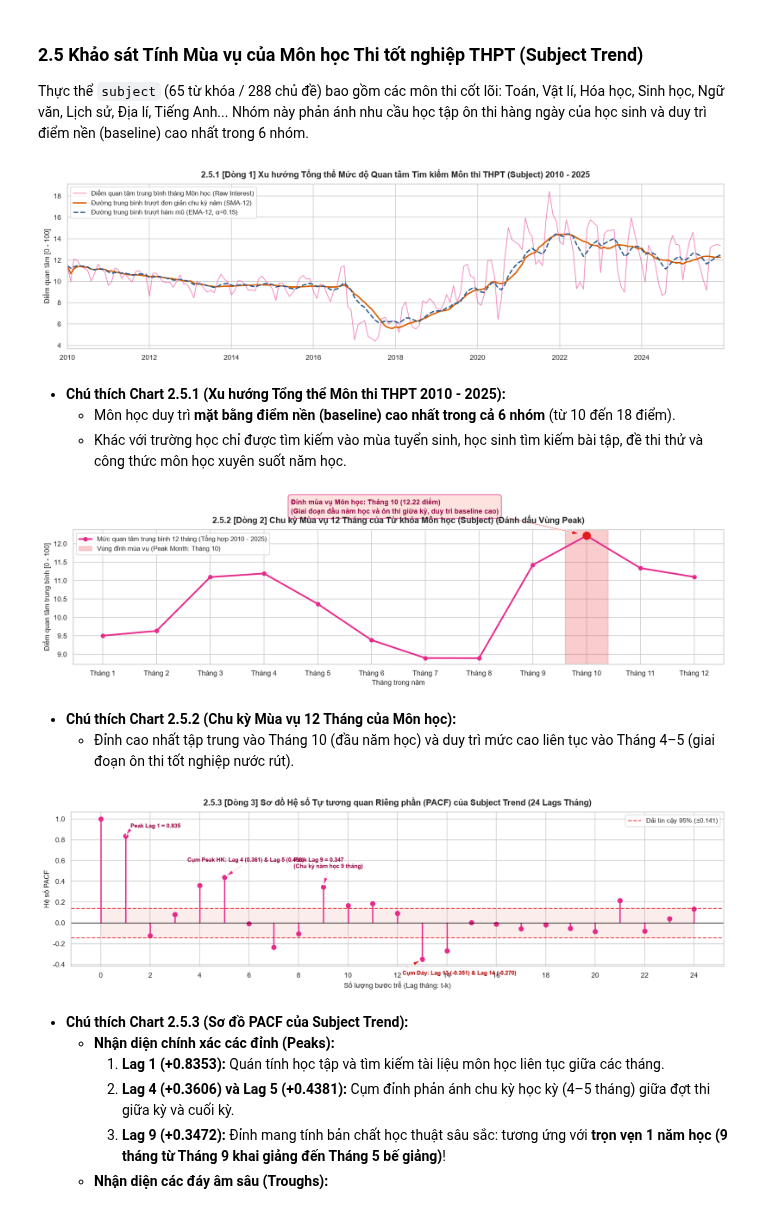
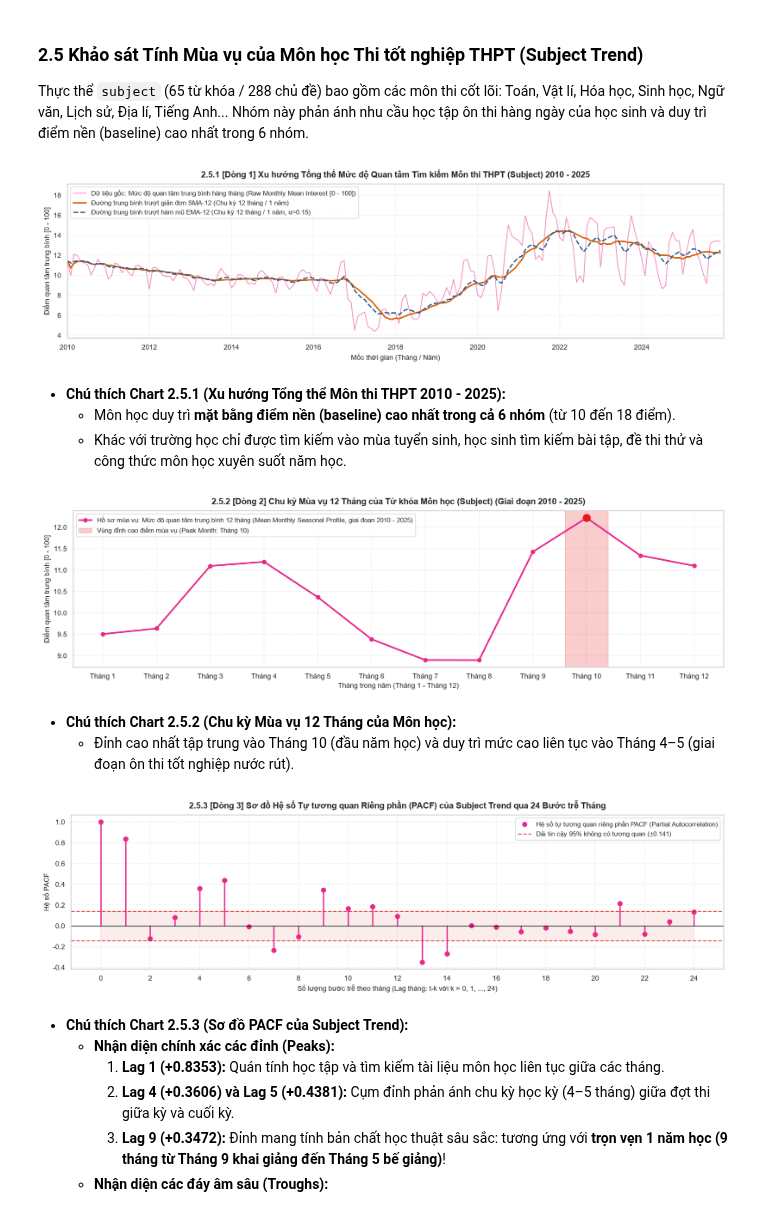
Before and after one commit to MinhQuan805/IS405.R11-Big-Data, a Jupyter notebook: scripts-processing/notebooks/feature-analysis-and-model-proposal.ipynb, the cells around one changed output. Cells and saved outputs as stored; diff of their text form; code cells hidden in the pictures.

```diff
--- a/scripts-processing/notebooks/feature-analysis-and-model-proposal.ipynb
+++ b/scripts-processing/notebooks/feature-analysis-and-model-proposal.ipynb
@@ -660,18 +625,23 @@ sub_sma12 = sub_ts.rolling(window=12, min_periods=1).mean()
 sub_ema12 = sub_ts.ewm(span=12, adjust=False).mean()
 
 fig, ax = plt.subplots(figsize=(15, 4.5))
-ax.plot(sub_ts.index, sub_ts.values, color='#e7298a', alpha=0.55, lw=1.2, label='Điểm quan tâm trung bình tháng Môn học (Raw Interest)')
-ax.plot(sub_ts.index, sub_sma12.values, color='#d95f02', lw=2.2, label='Đường trung bình trượt đơn giản chu kỳ năm (SMA-12)')
-ax.plot(sub_ts.index, sub_ema12.values, color='#2b5c8f', lw=2.0, linestyle='--', label='Đường trung bình trượt hàm mũ (EMA-12, α≈0.15)')
+ax.plot(sub_ts.index, sub_ts.values, color='#e7298a', alpha=0.55, lw=1.2,
+        label='Dữ liệu gốc: Mức độ quan tâm trung bình hàng tháng (Raw Monthly Mean Interest [0 - 100])')
+ax.plot(sub_ts.index, sub_sma12.values, color='#d95f02', lw=2.2,
+        label='Đường trung bình trượt giản đơn SMA-12 (Chu kỳ 12 tháng / 1 năm)')
+ax.plot(sub_ts.index, sub_ema12.values, color='#2b5c8f', lw=2.0, linestyle='--',
+        label='Đường trung bình trượt hàm mũ EMA-12 (Chu kỳ 12 tháng / 1 năm, α≈0.15)')
 
 ax.set_title('2.5.1 [Dòng 1] Xu hướng Tổng thể Mức độ Quan tâm Tìm kiếm Môn thi THPT (Subject) 2010 - 2025', fontsize=13, fontweight='bold', pad=10)
-ax.set_ylabel('Điểm quan tâm [0 - 100]', fontsize=11)
+ax.set_xlabel('Mốc thời gian (Tháng / Năm)', fontsize=11)
+ax.set_ylabel('Điểm quan tâm trung bình [0 - 100]', fontsize=11)
 ax.set_xlim(pd.to_datetime('2010-01-01'), pd.to_datetime('2025-12-31'))
+ax.grid(True, linestyle='--', alpha=0.35)
 ax.legend(loc='upper left', frameon=True, fontsize=10)
 plt.tight_layout()
 plt.show()
 # %% [output]
-[figure, old version]
+[figure, new version]
 # %% [markdown]
 * **Chú thích Chart 2.5.1 (Xu hướng Tổng thể Môn thi THPT 2010 - 2025):**
   - Môn học duy trì **mặt bằng điểm nền (baseline) cao nhất trong cả 6 nhóm** (từ 10 đến 18 điểm).
@@ -679,29 +649,26 @@ plt.show()
 # %%
 # 2.5.2 Chart 2: Xu hướng trung bình 12 tháng của Subject (tích hợp đánh dấu vùng Peak)
 sub_monthly_profile = sub_ts.groupby(sub_ts.index.month).mean()
 sub_peak_m = sub_monthly_profile.idxmax()
 
 fig, ax = plt.subplots(figsize=(15, 4.5))
-ax.plot(sub_monthly_profile.index, sub_monthly_profile.values, marker='o', lw=2.5, color='#e7298a', label='Mức quan tâm trung bình 12 tháng (Tổng hợp 2010 - 2025)')
-ax.axvspan(sub_peak_m - 0.4, sub_peak_m + 0.4, color='#e41a1c', alpha=0.22, label=f'Vùng đỉnh mùa vụ (Peak Month: Tháng {sub_peak_m})')
-ax.scatter([sub_peak_m], [sub_monthly_profile[sub_peak_m]], color='#e41a1c', s=140, zorder=5)
+ax.plot(sub_monthly_profile.index, sub_monthly_profile.values, marker='o', lw=2.5, color='#e7298a',
+        label='Hồ sơ mùa vụ: Mức độ quan tâm trung bình 12 tháng (Mean Monthly Seasonal Profile, giai đoạn 2010 - 2025)')
+ax.axvspan(sub_peak_m - 0.4, sub_peak_m + 0.4, color='#e41a1c', alpha=0.22,
+          label=f'Vùng đỉnh cao điểm mùa vụ (Peak Month: Tháng {sub_peak_m})')
+ax.scatter([sub_peak_m], [sub_monthly_profile[sub_peak_m]], color='#e41a1c', s=130, zorder=5)
 
-ax.annotate(f'Đỉnh mùa vụ Môn học: Tháng {sub_peak_m} ({sub_monthly_profile[sub_peak_m]:.2f} điểm)\n(Giai đoạn đầu năm học và ôn thi giữa kỳ, duy trì baseline cao)',
-            xy=(sub_peak_m, sub_monthly_profile[sub_peak_m]), xytext=(sub_peak_m - 5.5, sub_monthly_profile[sub_peak_m] + 0.6),
-            arrowprops=dict(facecolor='#e41a1c', shrink=0.08, width=1.5, headwidth=7),
-            fontsize=10.5, fontweight='bold', color='#980043',
-            bbox=dict(boxstyle='round,pad=0.4', facecolor='#fde0dd', edgecolor='#e7298a', alpha=0.9))
-
-ax.set_title('2.5.2 [Dòng 2] Chu kỳ Mùa vụ 12 Tháng của Từ khóa Môn học (Subject) (Đánh dấu Vùng Peak)', fontsize=13, fontweight='bold', pad=10)
-ax.set_xlabel('Tháng trong năm', fontsize=11)
+ax.set_title('2.5.2 [Dòng 2] Chu kỳ Mùa vụ 12 Tháng của Từ khóa Môn học (Subject) (Giai đoạn 2010 - 2025)', fontsize=13, fontweight='bold', pad=10)
+ax.set_xlabel('Tháng trong năm (Tháng 1 - Tháng 12)', fontsize=11)
 ax.set_ylabel('Điểm quan tâm trung bình [0 - 100]', fontsize=11)
 ax.set_xticks(range(1, 13))
 ax.set_xticklabels([f'Tháng {m}' for m in range(1, 13)])
+ax.grid(True, linestyle='--', alpha=0.35)
 ax.legend(loc='upper left', frameon=True, fontsize=10)
 plt.tight_layout()
 plt.show()
 # %% [output]
-[figure, old version]
+[figure, new version]
 # %% [markdown]
 * **Chú thích Chart 2.5.2 (Chu kỳ Mùa vụ 12 Tháng của Môn học):**
   - Đỉnh cao nhất tập trung vào Tháng 10 (đầu năm học) và duy trì mức cao liên tục vào Tháng 4–5 (giai đoạn ôn thi tốt nghiệp nước rút).
@@ -714,42 +681,25 @@ fig, ax = plt.subplots(figsize=(15, 4.5))
 lags_24 = range(len(sub_pacf))
 markerline, stemlines, baseline = ax.stem(lags_24, sub_pacf, basefmt=' ')
 plt.setp(stemlines, lw=2.0, color='#e7298a')
-plt.setp(markerline, markersize=7, color='#e7298a')
+plt.setp(markerline, markersize=7, color='#e7298a',
+         label='Hệ số tự tương quan riêng phần PACF (Partial Autocorrelation)')
 
 ax.axhline(0, color='black', lw=1)
-ax.axhline(conf_sub, color='#e41a1c', linestyle='--', alpha=0.8, label=f'Dải tin cậy 95% (±{conf_sub:.3f})')
+ax.axhline(conf_sub, color='#e41a1c', linestyle='--', alpha=0.8,
+           label=f'Dải tin cậy 95% không có tương quan (±{conf_sub:.3f})')
 ax.axhline(-conf_sub, color='#e41a1c', linestyle='--', alpha=0.8)
 ax.fill_between(lags_24, -conf_sub, conf_sub, color='#e41a1c', alpha=0.08)
 
-ax.annotate(f'Peak Lag 1 = {sub_pacf[1]:.3f}',
-            xy=(1, sub_pacf[1]), xytext=(1.2, sub_pacf[1] + 0.08),
-            arrowprops=dict(facecolor='#e7298a', shrink=0.08, width=1.2, headwidth=6),
-            fontsize=9, fontweight='bold', color='#980043')
-
-ax.annotate(f'Cụm Peak HK: Lag 4 ({sub_pacf[4]:.3f}) & Lag 5 ({sub_pacf[5]:.3f})',
-            xy=(5, sub_pacf[5]), xytext=(3.5, sub_pacf[5] + 0.15),
-            arrowprops=dict(facecolor='#e7298a', shrink=0.08, width=1.2, headwidth=6),
-            fontsize=9, fontweight='bold', color='#980043')
-
-ax.annotate(f'Peak Lag 9 = {sub_pacf[9]:.3f}\n(Chu kỳ năm học 9 tháng)',
-            xy=(9, sub_pacf[9]), xytext=(7.8, sub_pacf[9] + 0.18),
-            arrowprops=dict(facecolor='#e7298a', shrink=0.08, width=1.2, headwidth=6),
-            fontsize=9, fontweight='bold', color='#980043')
-
-ax.annotate(f'Cụm Đáy: Lag 13 ({sub_pacf[13]:.3f}) & Lag 14 ({sub_pacf[14]:.3f})',
-            xy=(13, sub_pacf[13]), xytext=(12.2, sub_pacf[13] - 0.15),
-            arrowprops=dict(facecolor='#e41a1c', shrink=0.08, width=1.2, headwidth=6),
-            fontsize=9, fontweight='bold', color='#b30000')
-
-ax.set_title('2.5.3 [Dòng 3] Sơ đồ Hệ số Tự tương quan Riêng phần (PACF) của Subject Trend (24 Lags Tháng)', fontsize=13, fontweight='bold', pad=10)
-ax.set_xlabel('Số lượng bước trễ (Lag tháng: t-k)', fontsize=11)
+ax.set_title('2.5.3 [Dòng 3] Sơ đồ Hệ số Tự tương quan Riêng phần (PACF) của Subject Trend qua 24 Bước trễ Tháng', fontsize=13, fontweight='bold', pad=10)
+ax.set_xlabel('Số lượng bước trễ theo tháng (Lag tháng: t-k với k = 0, 1, ..., 24)', fontsize=11)
 ax.set_ylabel('Hệ số PACF', fontsize=11)
 ax.set_xticks(range(0, 25, 2))
+ax.grid(True, linestyle='--', alpha=0.35)
 ax.legend(loc='upper right', frameon=True, fontsize=10)
 plt.tight_layout()
 plt.show()
 # %% [output]
-[figure, old version]
+[figure, new version]
 # %% [markdown]
 * **Chú thích Chart 2.5.3 (Sơ đồ PACF của Subject Trend):**
   - **Nhận diện chính xác các đỉnh (Peaks):**
```
Also changed, not shown: parts of 15 cells of this notebook.
